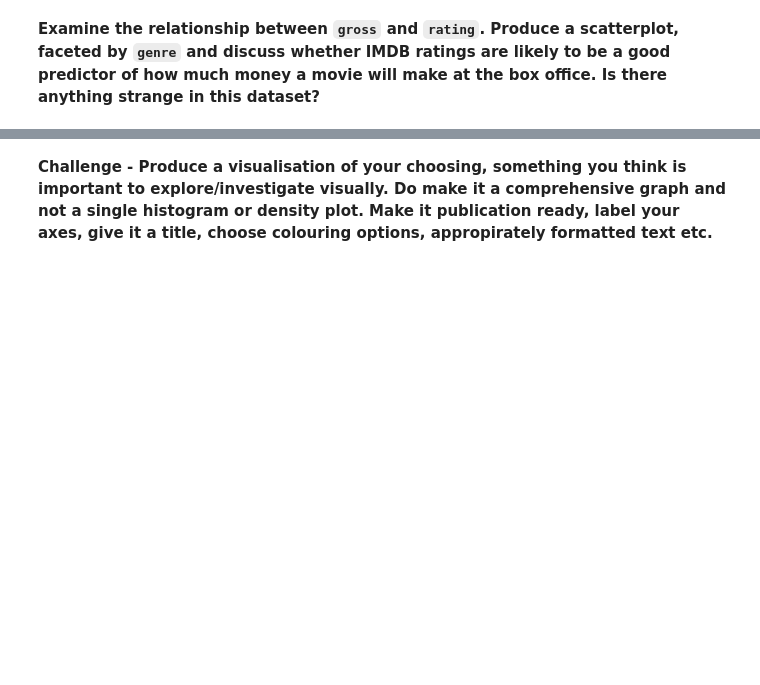
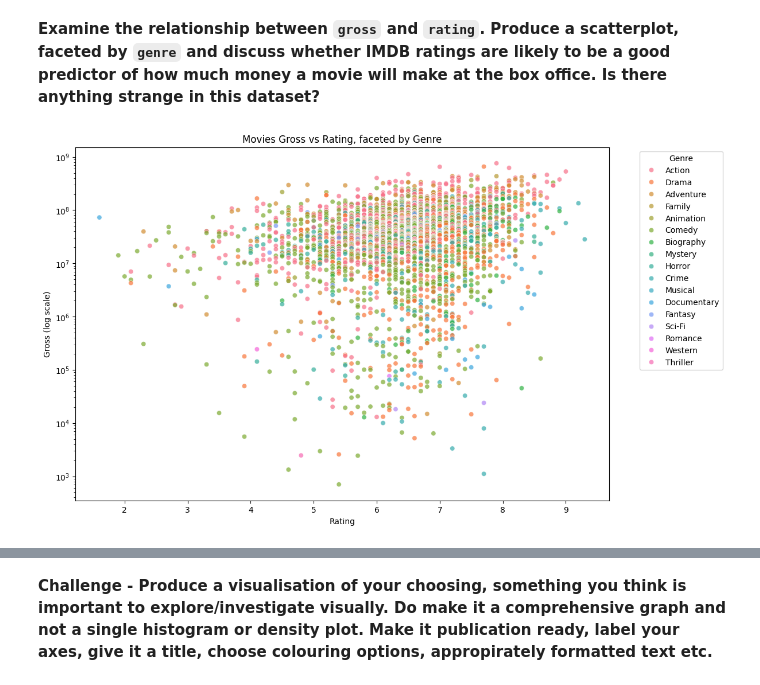
Before and after one commit to SantiagoSierraESMT/ESMT_Analytics_Through_Coding, a Jupyter notebook: Session_2/Homework.ipynb, the cells around one changed output, grey strips where cells are left out. Saved outputs shown, nothing was run; the diff lists cells and outputs as text; code cells hidden in the pictures; blank space fills up the shorter version.

```diff
--- a/Session_2/Homework.ipynb
+++ b/Session_2/Homework.ipynb
@@ -292,2 +320,15 @@ own_table.head(10)
 # %% [markdown]
 **Examine the relationship between `gross` and `rating`. Produce a scatterplot, faceted by `genre` and discuss whether IMDB ratings are likely to be a good predictor of how much money a movie will make at the box office. Is there anything strange in this dataset?**
+# %%
+# Scatter plot of movies gross vs rating, faceted by genre
+
+plt.figure(figsize=(12,8))
+sns.scatterplot(data=movies, x="rating", y="gross", hue="genre", alpha=0.7)
+plt.yscale("log")
+plt.xlabel("Rating")
+plt.ylabel("Gross (log scale)")
+plt.title("Movies Gross vs Rating, faceted by Genre")
+plt.legend(title="Genre", bbox_to_anchor=(1.05, 1), loc='upper left')
+plt.show()
+# %% [output]
+[figure, added]
```
Also changed, not shown: parts of 10 cells of this notebook, 1 other file.
